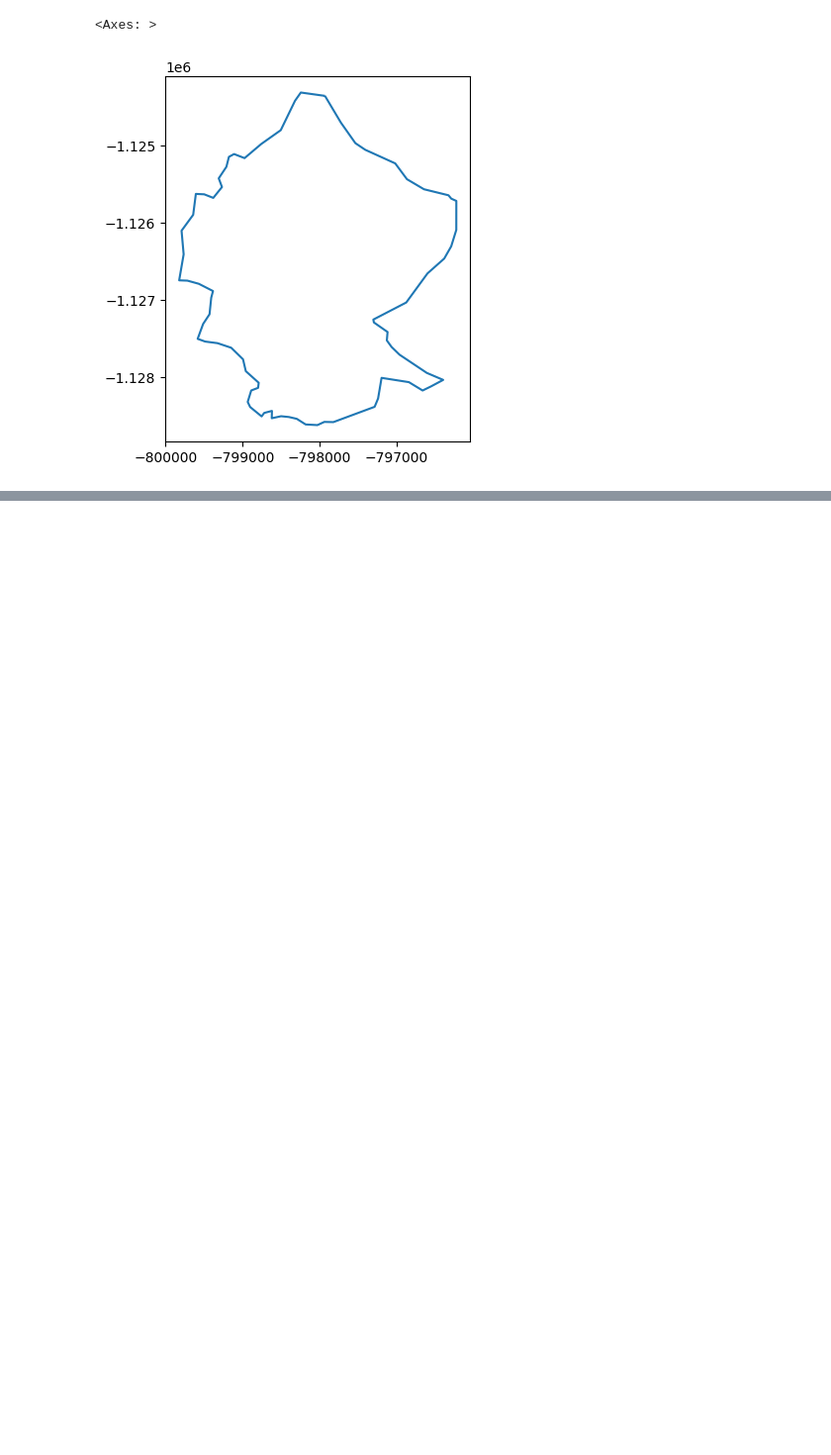
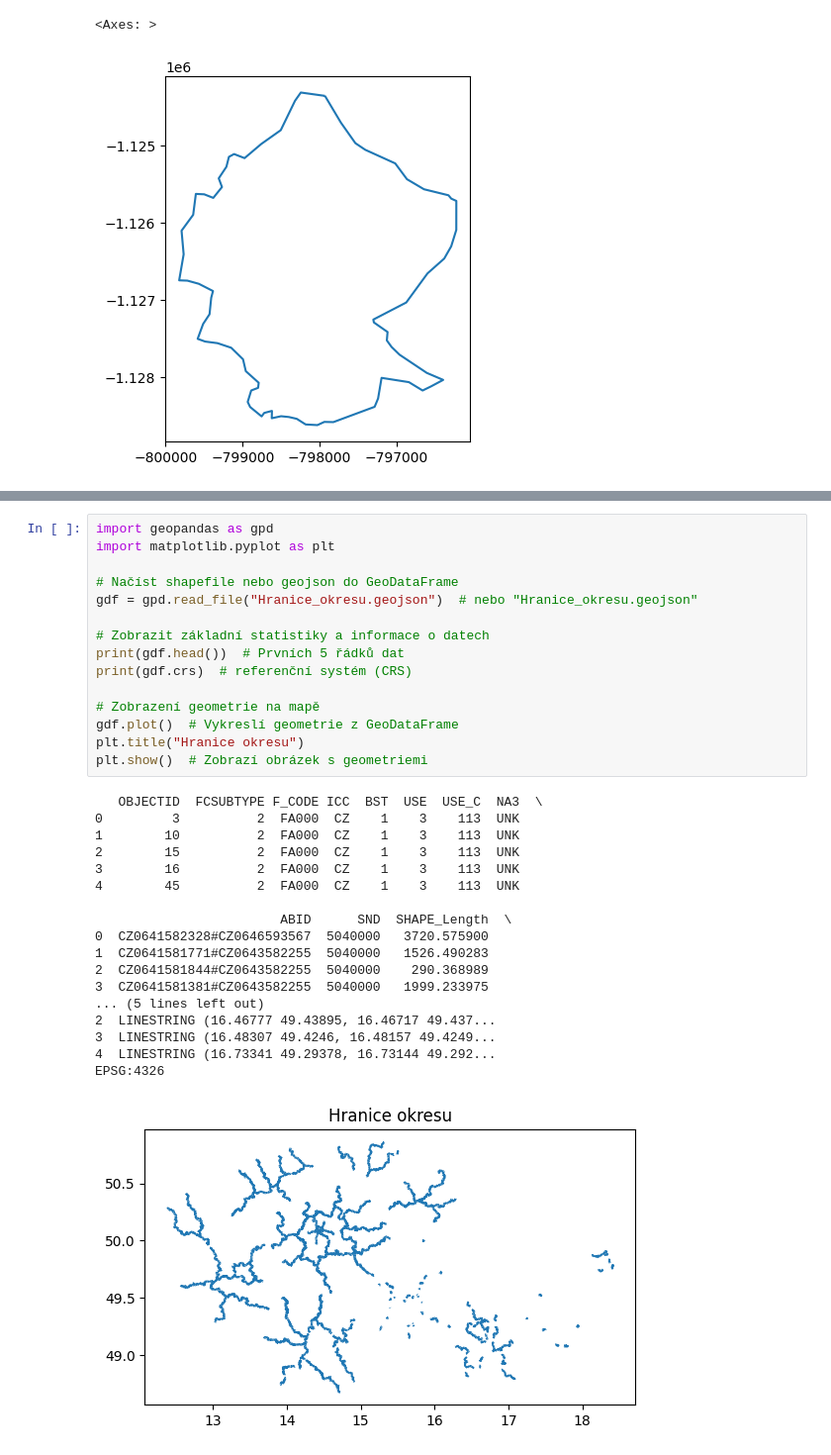
Before and after one commit to klimesm/UZPR_projekt, a Jupyter notebook: Projekt_MK_TČ.ipynb, the cells around one changed output, grey strips where cells are left out. Shown at 99% size. Drawn from its saved outputs; the diff is of its cells as text; blank space fills up the shorter version.

Commit message:
load data using geopandas

```diff
--- a/Projekt_MK_TČ.ipynb
+++ b/Projekt_MK_TČ.ipynb
@@ -21,0 +87,34 @@ aoi_g.boundary.plot()
+# %%
+import geopandas as gpd
+import matplotlib.pyplot as plt
+
+# Načíst shapefile nebo geojson do GeoDataFrame
+gdf = gpd.read_file("Hranice_okresu.geojson")  # nebo "Hranice_okresu.geojson"
+
+# Zobrazit základní statistiky a informace o datech
+print(gdf.head())  # Prvních 5 řádků dat
+print(gdf.crs)  # referenční systém (CRS)
+
+# Zobrazení geometrie na mapě
+gdf.plot()  # Vykreslí geometrie z GeoDataFrame
+plt.title("Hranice okresu")
+plt.show()  # Zobrazí obrázek s geometriemi
+# %% [output]
+   OBJECTID  FCSUBTYPE F_CODE ICC  BST  USE  USE_C  NA3  \
+0         3          2  FA000  CZ    1    3    113  UNK
+1        10          2  FA000  CZ    1    3    113  UNK
+2        15          2  FA000  CZ    1    3    113  UNK
+3        16          2  FA000  CZ    1    3    113  UNK
+4        45          2  FA000  CZ    1    3    113  UNK
+
+                        ABID      SND  SHAPE_Length  \
+0  CZ0641582328#CZ0646593567  5040000   3720.575900
+1  CZ0641581771#CZ0643582255  5040000   1526.490283
+2  CZ0641581844#CZ0643582255  5040000    290.368989
+3  CZ0641581381#CZ0643582255  5040000   1999.233975
+... (5 lines left out)
+2  LINESTRING (16.46777 49.43895, 16.46717 49.437...
+3  LINESTRING (16.48307 49.4246, 16.48157 49.4249...
+4  LINESTRING (16.73341 49.29378, 16.73144 49.292...
+EPSG:4326
+[figure, added]
```
Also changed, not shown: parts of 9 cells of this notebook.
